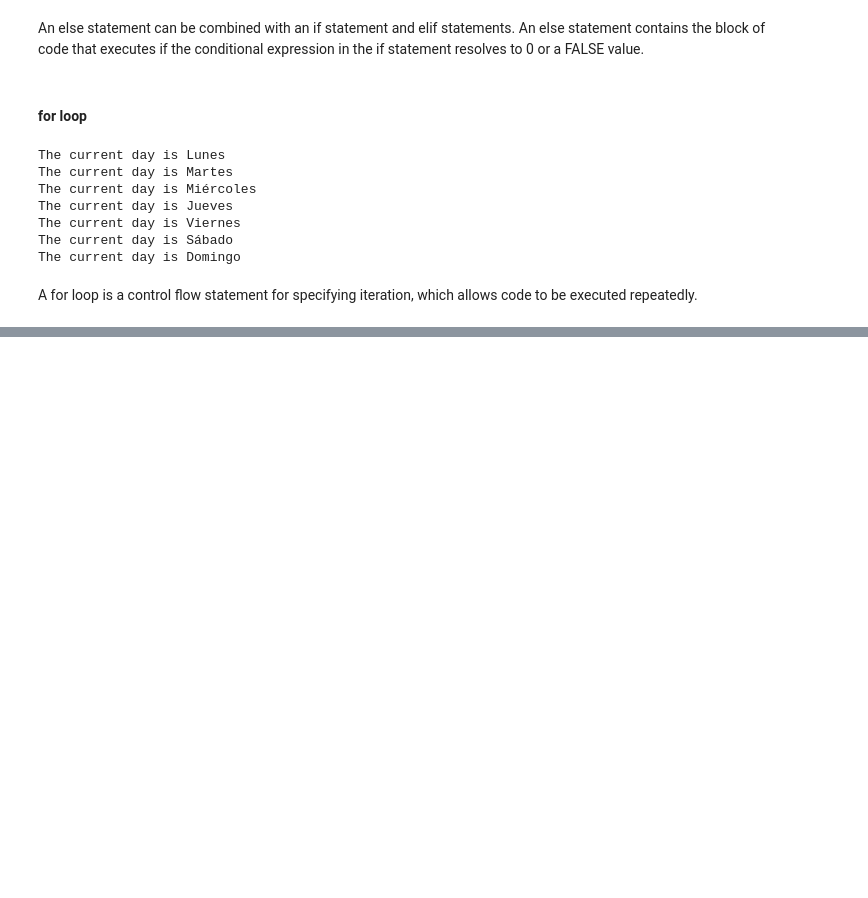
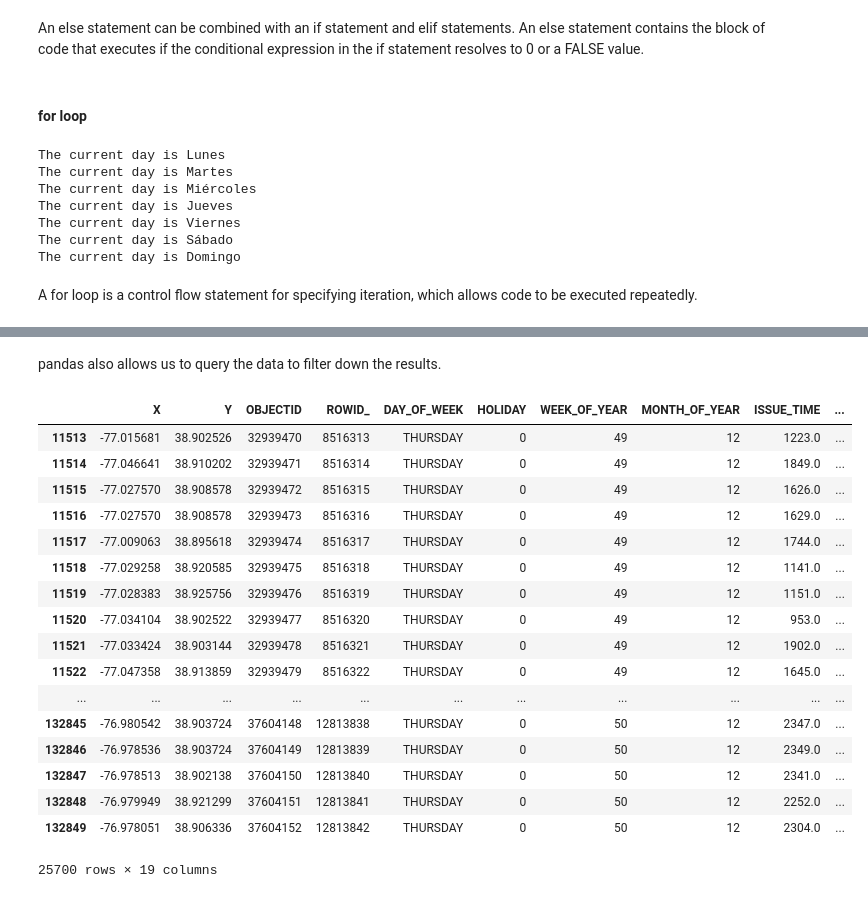
Before and after one commit to davidkrauza/business-analytics, a Jupyter notebook: unit-02/python/unit-02 - python lab-01.ipynb, the cells around one changed output, grey strips where cells are left out. Saved outputs shown, nothing was run; the diff lists cells and outputs as text; code cells hidden in the pictures; blank space fills up the shorter version.

```diff
--- a/unit-02/python/unit-02 - python lab-01.ipynb
+++ b/unit-02/python/unit-02 - python lab-01.ipynb
@@ -145,0 +187,23 @@ A for loop is a control flow statement for specifying iteration, which allows co
+# %% [markdown]
+pandas also allows us to query the data to filter down the results.
+# %%
+df.loc[df['DAY_OF_WEEK']=='THURSDAY']
+# %% [output]
+|  | ﻿X | Y | OBJECTID | ROWID_ | DAY_OF_WEEK | HOLIDAY | WEEK_OF_YEAR | MONTH_OF_YEAR | ISSUE_TIME | ... |
+| 11513 | -77.015681 | 38.902526 | 32939470 | 8516313 | THURSDAY | 0 | 49 | 12 | 1223.0 | ... |
+| 11514 | -77.046641 | 38.910202 | 32939471 | 8516314 | THURSDAY | 0 | 49 | 12 | 1849.0 | ... |
+| 11515 | -77.027570 | 38.908578 | 32939472 | 8516315 | THURSDAY | 0 | 49 | 12 | 1626.0 | ... |
+| 11516 | -77.027570 | 38.908578 | 32939473 | 8516316 | THURSDAY | 0 | 49 | 12 | 1629.0 | ... |
+| 11517 | -77.009063 | 38.895618 | 32939474 | 8516317 | THURSDAY | 0 | 49 | 12 | 1744.0 | ... |
+| 11518 | -77.029258 | 38.920585 | 32939475 | 8516318 | THURSDAY | 0 | 49 | 12 | 1141.0 | ... |
+| 11519 | -77.028383 | 38.925756 | 32939476 | 8516319 | THURSDAY | 0 | 49 | 12 | 1151.0 | ... |
+| 11520 | -77.034104 | 38.902522 | 32939477 | 8516320 | THURSDAY | 0 | 49 | 12 | 953.0 | ... |
+| 11521 | -77.033424 | 38.903144 | 32939478 | 8516321 | THURSDAY | 0 | 49 | 12 | 1902.0 | ... |
+| 11522 | -77.047358 | 38.913859 | 32939479 | 8516322 | THURSDAY | 0 | 49 | 12 | 1645.0 | ... |
+| ... | ... | ... | ... | ... | ... | ... | ... | ... | ... | ... |
+| 132845 | -76.980542 | 38.903724 | 37604148 | 12813838 | THURSDAY | 0 | 50 | 12 | 2347.0 | ... |
+| 132846 | -76.978536 | 38.903724 | 37604149 | 12813839 | THURSDAY | 0 | 50 | 12 | 2349.0 | ... |
+| 132847 | -76.978513 | 38.902138 | 37604150 | 12813840 | THURSDAY | 0 | 50 | 12 | 2341.0 | ... |
+| 132848 | -76.979949 | 38.921299 | 37604151 | 12813841 | THURSDAY | 0 | 50 | 12 | 2252.0 | ... |
+| 132849 | -76.978051 | 38.906336 | 37604152 | 12813842 | THURSDAY | 0 | 50 | 12 | 2304.0 | ... |
+25700 rows × 19 columns
```
Also changed, not shown: parts of 10 cells of this notebook, 1 other file.
